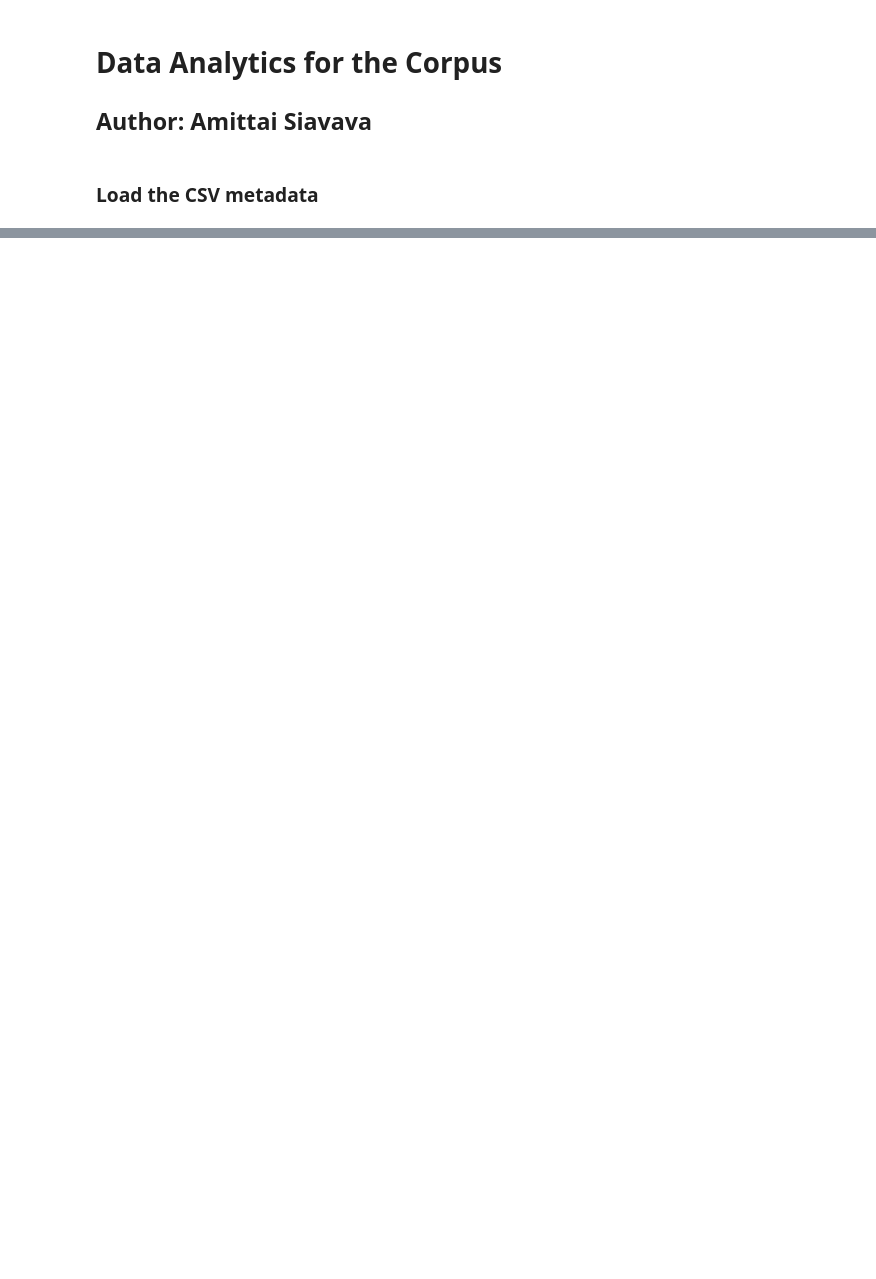
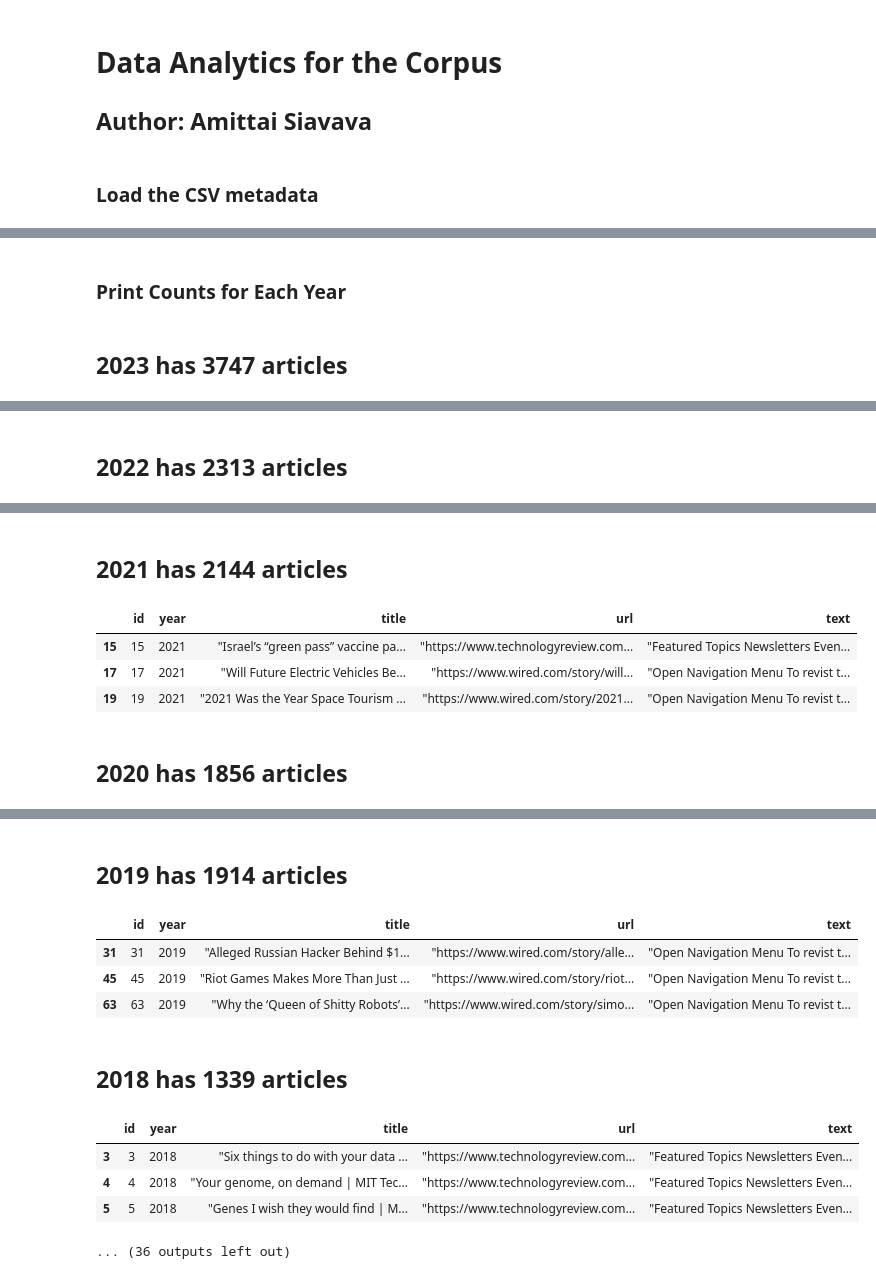
Before and after one commit to lostflux/ai-tech-articles, a Jupyter notebook: analytics.ipynb, the cells around one changed output, grey strips where cells are left out. Drawn from its saved outputs; the diff is of its cells as text; code cells hidden in the pictures; blank space fills up the shorter version.

```diff
--- a/analytics.ipynb
+++ b/analytics.ipynb
@@ -24,0 +25,12 @@ df.head(5)
+# %% [markdown]
+### Print Counts for Each Year
+# %%
+years = df["year"].unique()
+years_dfs = {year: df[df["year"] == year] for year in years}
+
+# Number of articles per year
+for year in sorted(years, reverse=True):
+    display(Markdown(f"## {year} has {len(years_dfs[year])} articles"))
+    display(years_dfs[year].head(3))
+# %% [output]
+## 2023 has 3747 articles
@@ -24,0 +41 @@ df.head(5)
+## 2022 has 2313 articles
@@ -24,0 +46,6 @@ df.head(5)
+## 2021 has 2144 articles
+|  | id | year | title | url | text |
+| 15 | 15 | 2021 | "Israel’s “green pass” vaccine pa... | "https://www.technologyreview.com... | "Featured Topics Newsletters Even... |
+| 17 | 17 | 2021 | "Will Future Electric Vehicles Be... | "https://www.wired.com/story/will... | "Open Navigation Menu To revist t... |
+| 19 | 19 | 2021 | "2021 Was the Year Space Tourism ... | "https://www.wired.com/story/2021... | "Open Navigation Menu To revist t... |
+## 2020 has 1856 articles
@@ -25,3 +56,14 @@ df.head(5)
+## 2019 has 1914 articles
+|  | id | year | title | url | text |
+| 31 | 31 | 2019 | "Alleged Russian Hacker Behind $1... | "https://www.wired.com/story/alle... | "Open Navigation Menu To revist t... |
+| 45 | 45 | 2019 | "Riot Games Makes More Than Just ... | "https://www.wired.com/story/riot... | "Open Navigation Menu To revist t... |
+| 63 | 63 | 2019 | "Why the ‘Queen of Shitty Robots’... | "https://www.wired.com/story/simo... | "Open Navigation Menu To revist t... |
+## 2018 has 1339 articles
+|  | id | year | title | url | text |
+| 3 | 3 | 2018 | "Six things to do with your data ... | "https://www.technologyreview.com... | "Featured Topics Newsletters Even... |
+| 4 | 4 | 2018 | "Your genome, on demand | MIT Tec... | "https://www.technologyreview.com... | "Featured Topics Newsletters Even... |
+| 5 | 5 | 2018 | "Genes I wish they would find | M... | "https://www.technologyreview.com... | "Featured Topics Newsletters Even... |
+... (36 outputs left out)
 # %%
 data = np.array(df)
 years = data[:, 1]
```
Also changed, not shown: parts of 5 cells of this notebook, 2 other files.
